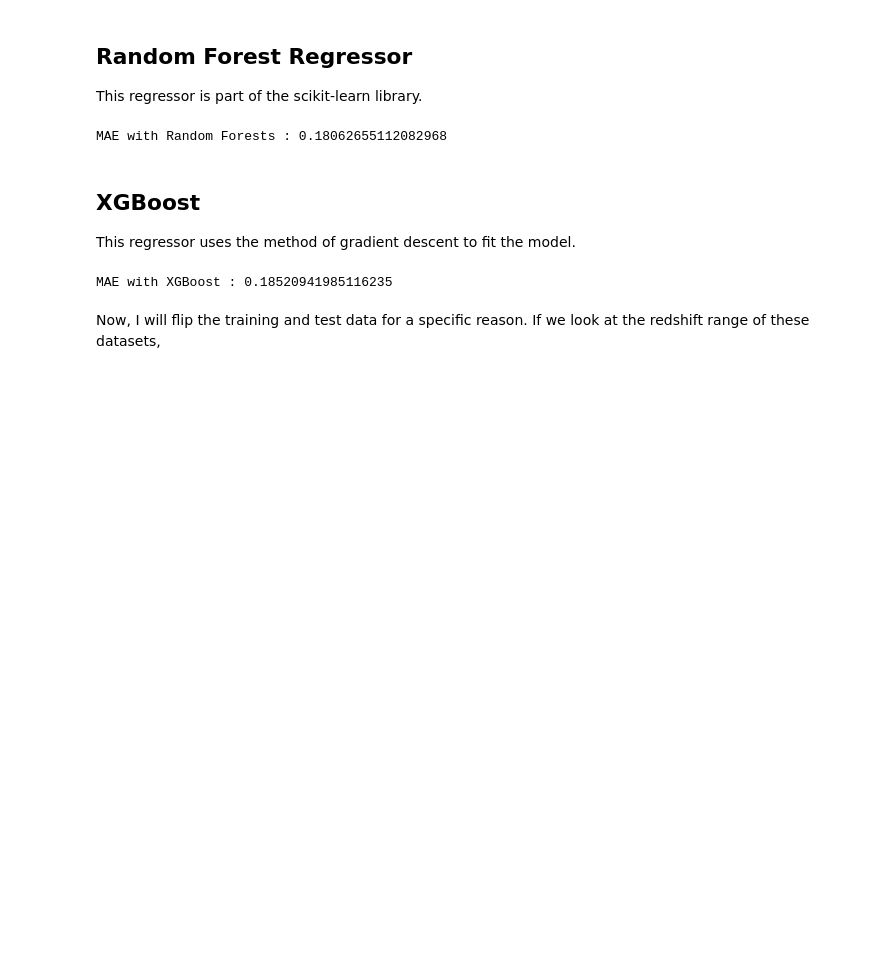
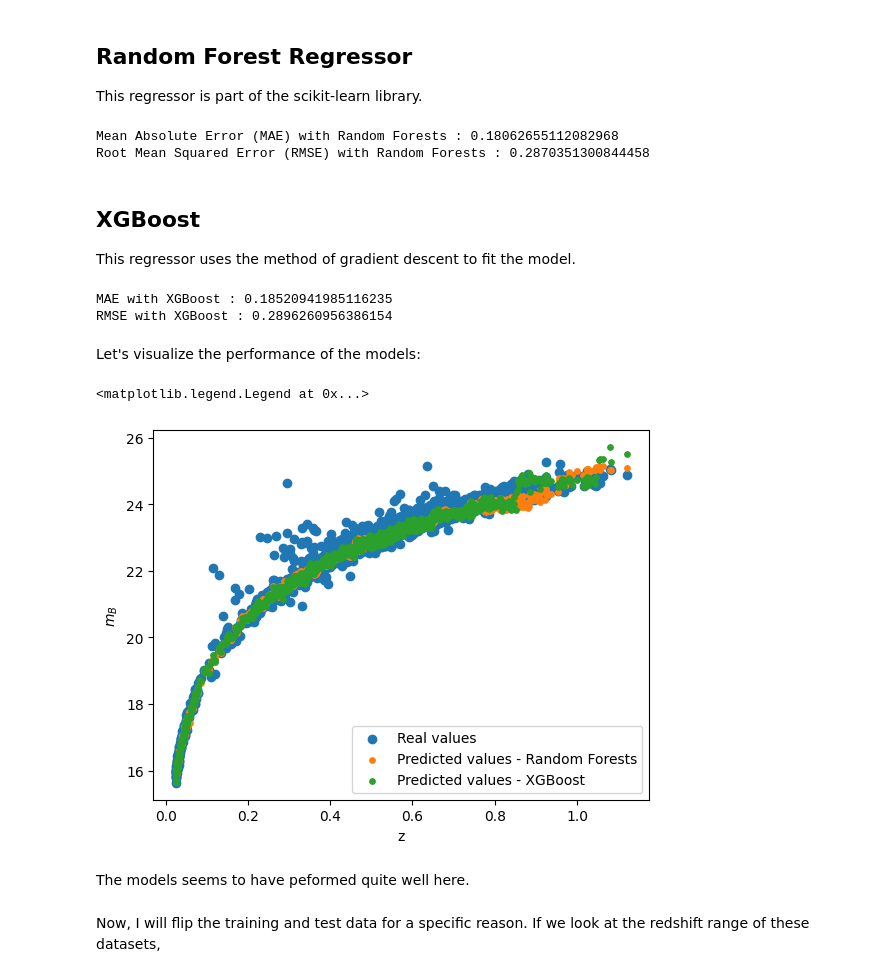
Before and after one commit to sreerag03a/pantheonplus-regression, a Jupyter notebook: notebooks/2_model_advanced.ipynb, the cells around one changed output. Drawn from its saved outputs; the diff is of its cells as text; code cells hidden in the pictures; blank space fills up the shorter version.

```diff
--- a/notebooks/2_model_advanced.ipynb
+++ b/notebooks/2_model_advanced.ipynb
@@ -31,9 +32,11 @@ model1.fit(X_train,y_train)
 
 ypred1 = model1.predict(X_test)
 
-print(f'MAE with Random Forests : {mean_absolute_error(y_test,ypred1)}')
+print(f'Mean Absolute Error (MAE) with Random Forests : {mae(y_test,ypred1)}')
+print(f'Root Mean Squared Error (RMSE) with Random Forests : {rmse(y_test,ypred1)}')
 # %% [output]
-MAE with Random Forests : 0.18062655112082968
+Mean Absolute Error (MAE) with Random Forests : 0.18062655112082968
+Root Mean Squared Error (RMSE) with Random Forests : 0.2870351300844458
 # %% [markdown]
 ## XGBoost
 
@@ -45,9 +48,25 @@ model2.fit(X_train,y_train)
 
 ypred2 = model2.predict(X_test)
 
-print(f'MAE with XGBoost : {mean_absolute_error(y_test,ypred2)}')
+print(f'MAE with XGBoost : {mae(y_test,ypred2)}')
+print(f'RMSE with XGBoost : {rmse(y_test,ypred2)}')
 # %% [output]
 MAE with XGBoost : 0.18520941985116235
+RMSE with XGBoost : 0.2896260956386154
+# %% [markdown]
+Let's visualize the performance of the models:
+# %%
+plt.scatter(X_test['zHD'],y_test, label = 'Real values')
+plt.scatter(X_test['zHD'],ypred1, label = 'Predicted values - Random Forests', s = 15)
+plt.scatter(X_test['zHD'],ypred2, label = 'Predicted values - XGBoost', s = 15)
+plt.xlabel('z')
+plt.ylabel('$m_B$')
+plt.legend()
+# %% [output]
+<matplotlib.legend.Legend at 0x...>
+[figure, added]
+# %% [markdown]
+The models seems to have peformed quite well here.
 # %% [markdown]
 Now, I will flip the training and test data for a specific reason. If we look at the redshift range of these datasets,
 # %%
```
Also changed, not shown: parts of 4 cells of this notebook, 6 other files.
